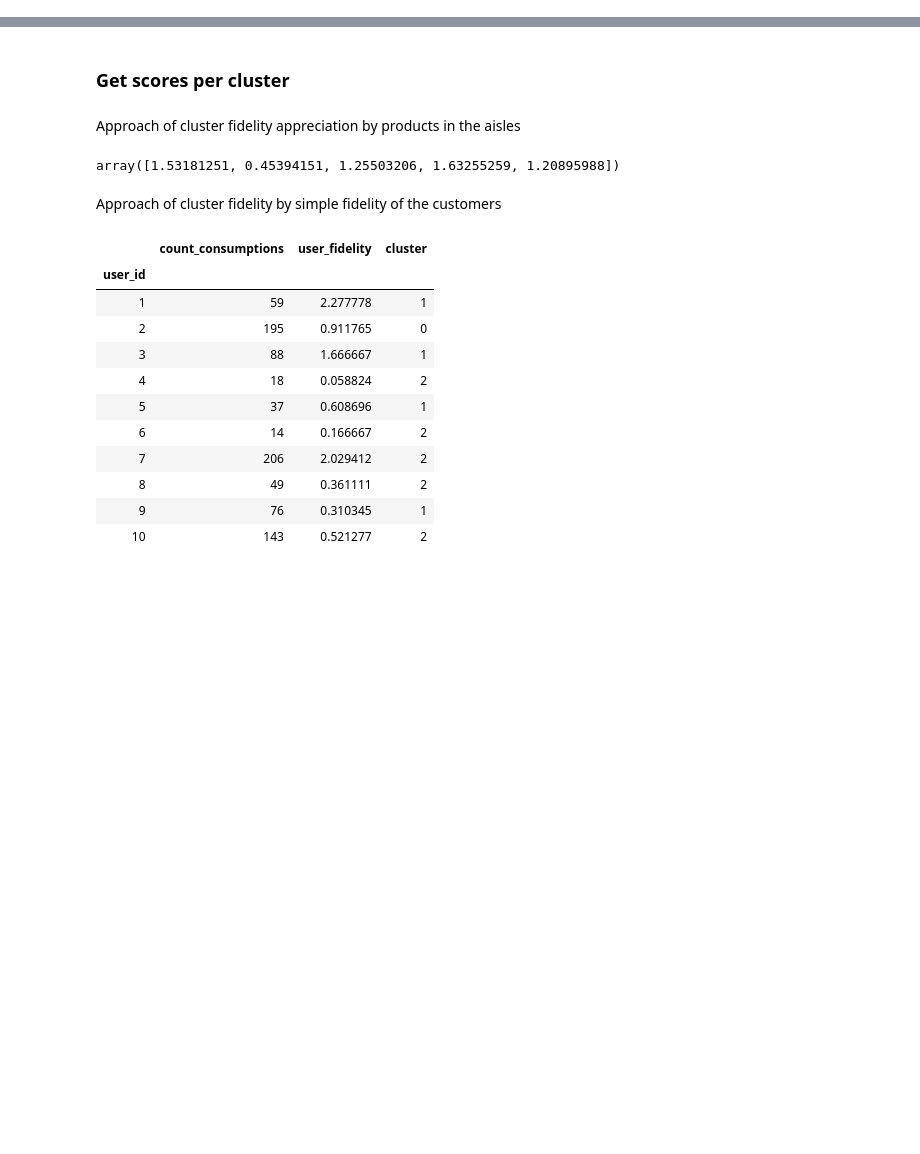
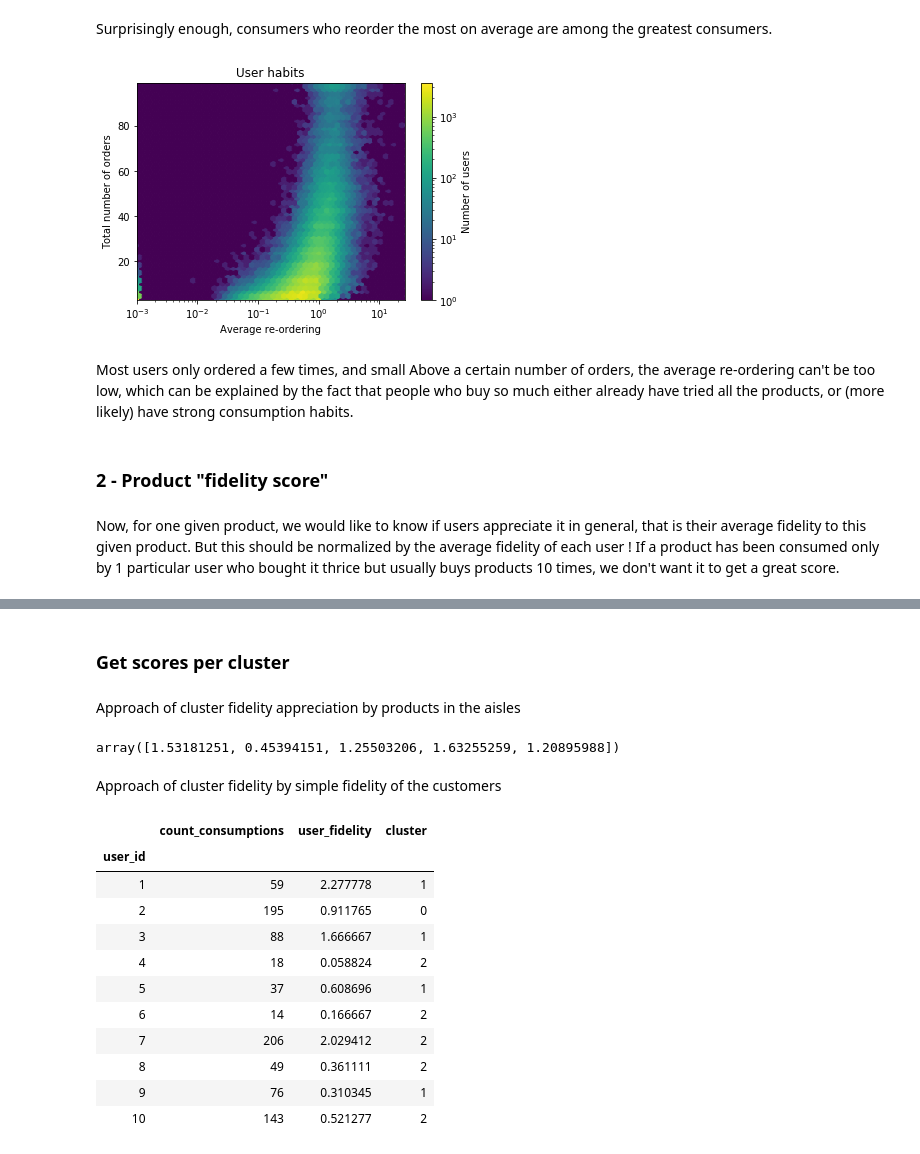
Before and after one commit to auriane81/epfl-ada-ada-2019-project-adax, a Jupyter notebook: project_Pierre.ipynb, the cells around one changed output, grey strips where cells are left out. Drawn from its saved outputs; the diff is of its cells as text; code cells hidden in the pictures; blank space fills up the shorter version.

Commit message:
Stats about scores Ok

```diff
--- a/project_Pierre.ipynb
+++ b/project_Pierre.ipynb
@@ -453,2 +0,0 @@ def product_addictivity(fidelity):
-# %%
-fidelity = get_fidelity(consumptions)
@@ -559,0 +80,26 @@ aisle_avg_quality.sort_values(by="aisle_score").tail(10)
+# %% [markdown]
+Surprisingly enough, consumers who reorder the most on average are among the greatest consumers.
+# %%
+def plot_usr_fid(usr_fid):
+    x = np.array(usr_fid.user_fidelity)+0.001
+    y= np.array(usr_fid.order_number)
+    ax = plt.gca()
+    hb = ax.hexbin(x, y, gridsize=50, bins='log', xscale='log')
+    ax.set(xlim=(0.001, max(x)), ylim=(min_consumptions, max(y)))
+    ax.set_title("User habits")
+    ax.set_xlabel("Average re-ordering")
+    ax.set_ylabel("Total number of orders")
+    cb = plt.colorbar(hb, ax=ax)
+    cb.set_label('Number of users')
+    plt.show()
+
+plot_usr_fid(usr_fid)
+# %% [output]
+[figure, added]
+# %% [markdown]
+Most users only ordered a few times, and small
+Above a certain number of orders, the average re-ordering can't be too low, which can be explained by the fact that people who buy so much either already have tried all the products, or (more likely) have strong consumption habits.
+# %% [markdown]
+### 2 - Product "fidelity score"
+# %% [markdown]
+Now, for one given product, we would like to know if users appreciate it in general, that is their average fidelity to this given product. But this should be normalized by the average fidelity of each user ! If a product has been consumed only by 1 particular user who bought it thrice but usually buys  products 10 times, we don't want it to get a great score.
```
Also changed, not shown: parts of 128 cells of this notebook.
